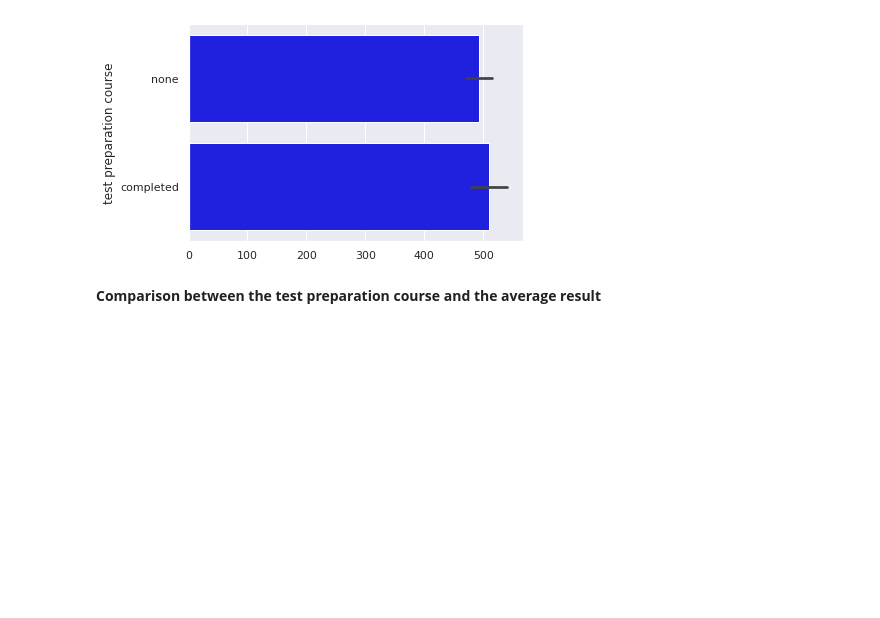
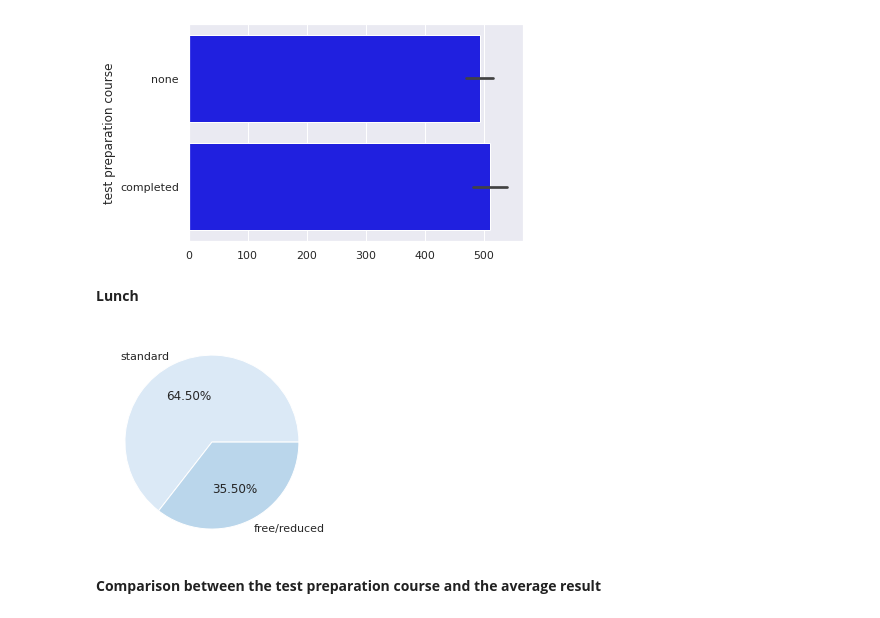
Before and after one commit to anibalfisico/Data-Science, a Jupyter notebook: students-performance-in-exams-usa.ipynb, the cells around one changed output. Drawn from its saved outputs; the diff is of its cells as text; code cells hidden in the pictures; blank space fills up the shorter version.

```diff
--- a/students-performance-in-exams-usa.ipynb
+++ b/students-performance-in-exams-usa.ipynb
@@ -144,6 +144,13 @@ none         642
 completed    358
 Name: test preparation course, dtype: int64
 [figure]
+# %% [markdown]
+**Lunch**
+# %%
+colors = sns.color_palette('Blues')
+_ = plt.pie(df.lunch.value_counts(),labels=df.lunch.value_counts().index,autopct='%1.2f%%',colors=colors)
+# %% [output]
+[figure, added]
 # %% [markdown]
 **Comparison between the test preparation course and the average result**
 # %%
```
Also changed, not shown: parts of 4 cells of this notebook.
